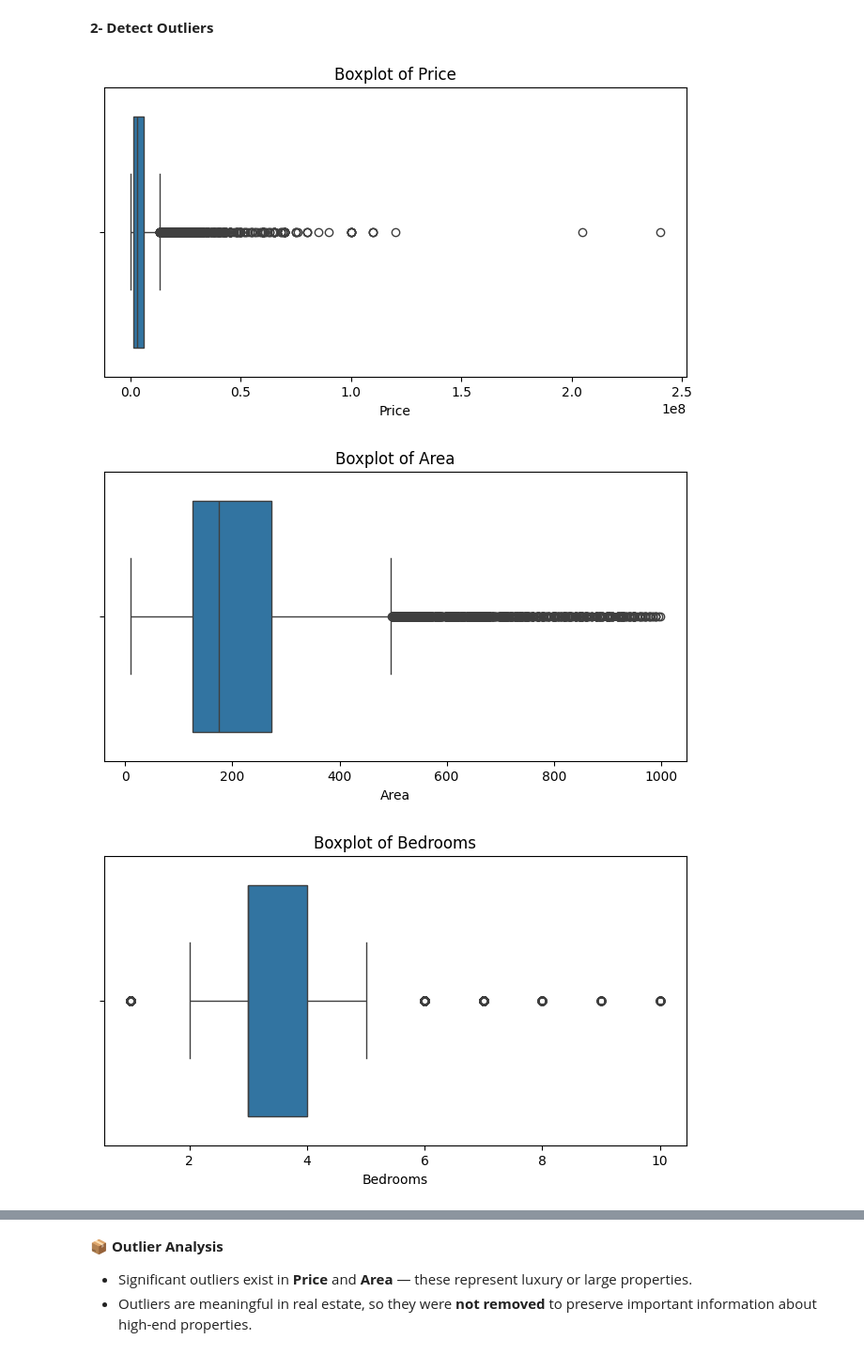
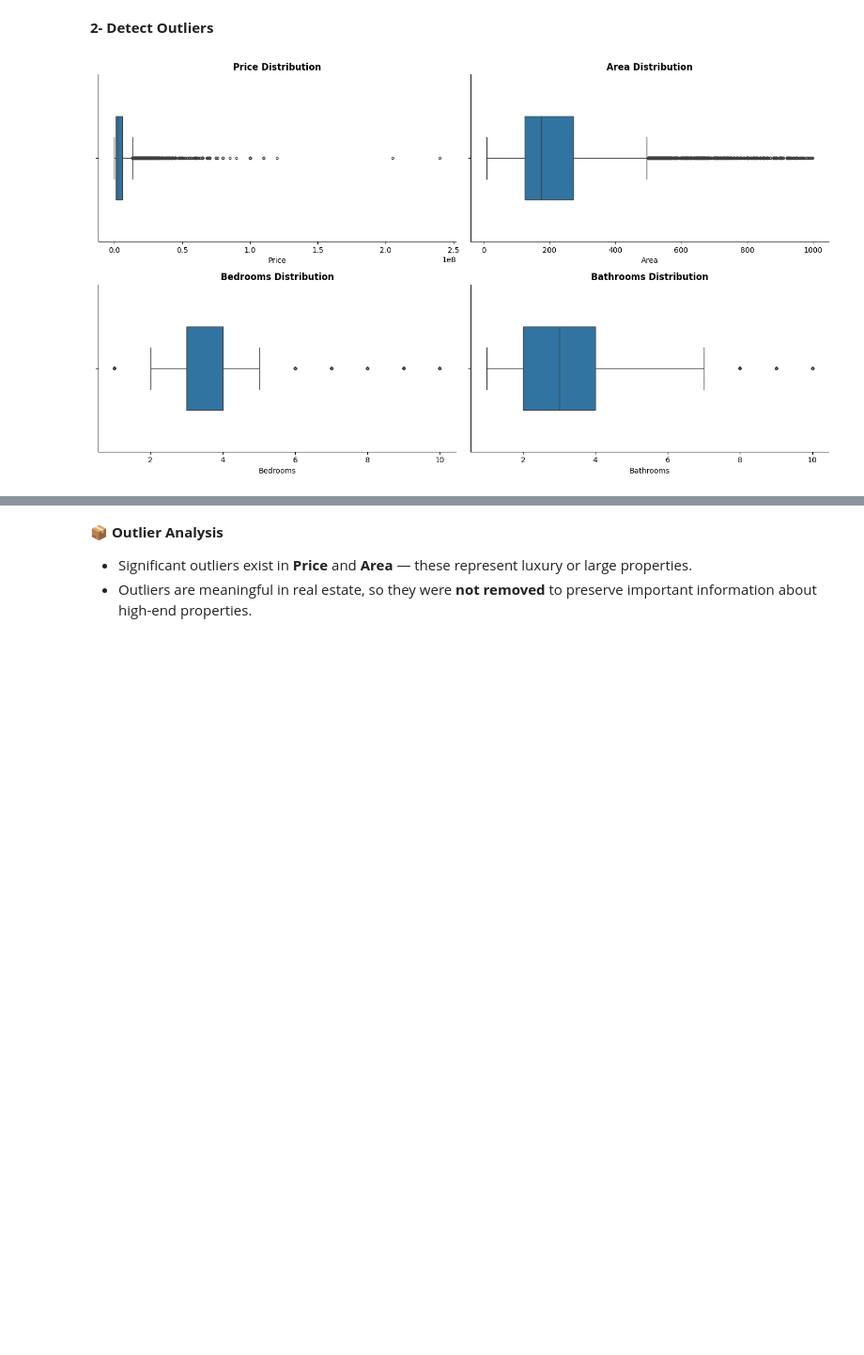
Before and after one commit to osamaAhmedOthman/real-estate-price-prediction, a Jupyter notebook: notebooks/Egypt_Houses_Price.ipynb, the cells around one changed output, grey strips where cells are left out. Shown: that part at 94% size. Drawn from its saved outputs; the diff is of its cells as text; code cells hidden in the pictures; blank space fills up the shorter version.

```diff
--- a/notebooks/Egypt_Houses_Price.ipynb
+++ b/notebooks/Egypt_Houses_Price.ipynb
@@ -424,12 +424,24 @@ plt.show()
 # %% [markdown]
 **2- Detect Outliers**
 # %%
-for col in ['Price', 'Area', 'Bedrooms', 'Bathrooms']:
-    plt.figure(figsize=(8, 4))
-    sns.boxplot(x=df[col])
-    plt.title(f"Boxplot of {col}")
-    plt.show()
+cols = ['Price', 'Area', 'Bedrooms', 'Bathrooms']
+
+plt.figure(figsize=(14, 8))
+
+for i, col in enumerate(cols, 1):
+    plt.subplot(2, 2, i)
+
+    sns.boxplot(
+        x=df[col],
+        width=0.5,
+        fliersize=3  # smaller outlier points
+    )
+
+    plt.title(f"{col} Distribution", fontsize=12, fontweight='bold')
+    plt.xlabel(col, fontsize=10)
+    sns.despine()
+
+plt.tight_layout()
+plt.show()
 # %% [output]
-[figure, old version]
+[figure, new version]
-[figure, removed]
-[figure, removed]
```
Also changed, not shown: parts of 2 cells of this notebook.
